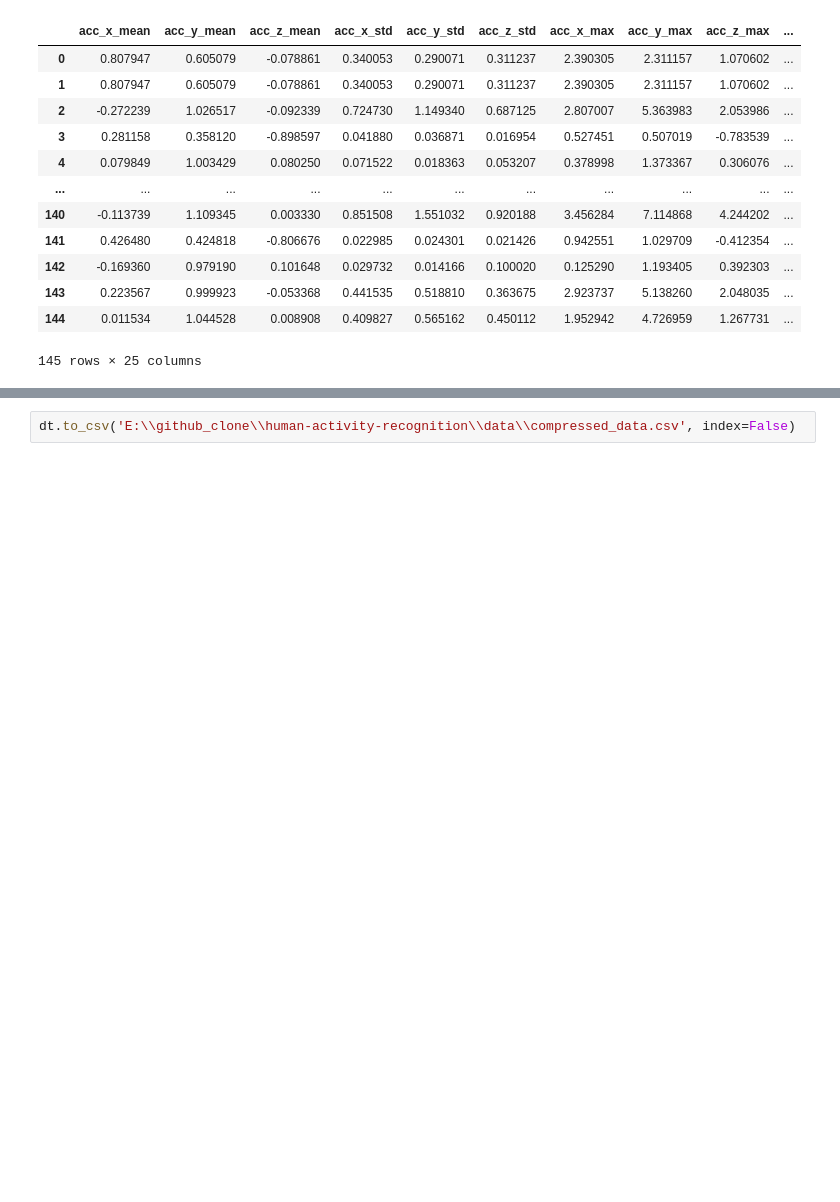
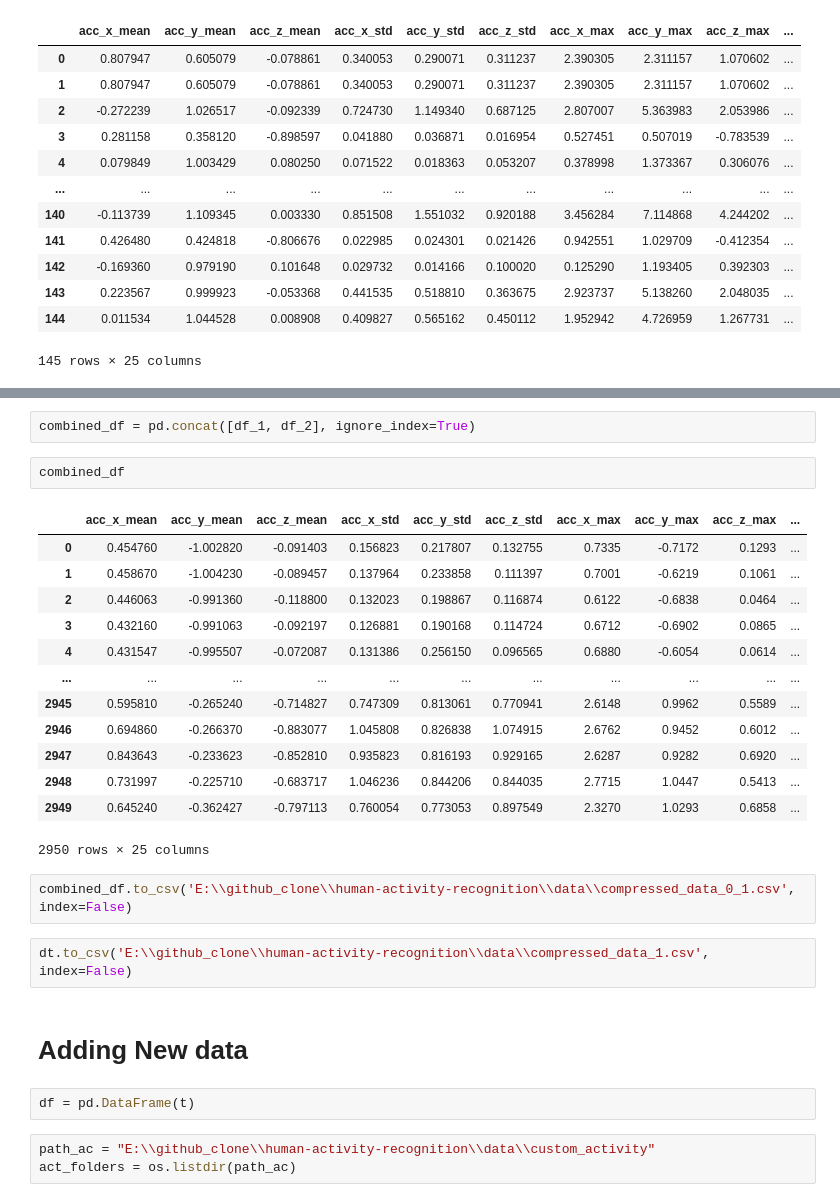
Before and after one commit to MorningStarTM/human-activity-recognition, a Jupyter notebook: notebook/data_preprocessing.ipynb, the cells around one changed output, grey strips where cells are left out. Drawn from its saved outputs; the diff is of its cells as text; blank space fills up the shorter version.

```diff
--- a/notebook/data_preprocessing.ipynb
+++ b/notebook/data_preprocessing.ipynb
@@ -302,2 +385,29 @@ dt
+# %%
+combined_df = pd.concat([df_1, df_2], ignore_index=True)
+# %%
+combined_df
+# %% [output]
+|  | acc_x_mean | acc_y_mean | acc_z_mean | acc_x_std | acc_y_std | acc_z_std | acc_x_max | acc_y_max | acc_z_max | ... |
+| 0 | 0.454760 | -1.002820 | -0.091403 | 0.156823 | 0.217807 | 0.132755 | 0.7335 | -0.7172 | 0.1293 | ... |
+| 1 | 0.458670 | -1.004230 | -0.089457 | 0.137964 | 0.233858 | 0.111397 | 0.7001 | -0.6219 | 0.1061 | ... |
+| 2 | 0.446063 | -0.991360 | -0.118800 | 0.132023 | 0.198867 | 0.116874 | 0.6122 | -0.6838 | 0.0464 | ... |
+| 3 | 0.432160 | -0.991063 | -0.092197 | 0.126881 | 0.190168 | 0.114724 | 0.6712 | -0.6902 | 0.0865 | ... |
+| 4 | 0.431547 | -0.995507 | -0.072087 | 0.131386 | 0.256150 | 0.096565 | 0.6880 | -0.6054 | 0.0614 | ... |
+| ... | ... | ... | ... | ... | ... | ... | ... | ... | ... | ... |
+| 2945 | 0.595810 | -0.265240 | -0.714827 | 0.747309 | 0.813061 | 0.770941 | 2.6148 | 0.9962 | 0.5589 | ... |
+| 2946 | 0.694860 | -0.266370 | -0.883077 | 1.045808 | 0.826838 | 1.074915 | 2.6762 | 0.9452 | 0.6012 | ... |
+| 2947 | 0.843643 | -0.233623 | -0.852810 | 0.935823 | 0.816193 | 0.929165 | 2.6287 | 0.9282 | 0.6920 | ... |
+| 2948 | 0.731997 | -0.225710 | -0.683717 | 1.046236 | 0.844206 | 0.844035 | 2.7715 | 1.0447 | 0.5413 | ... |
+| 2949 | 0.645240 | -0.362427 | -0.797113 | 0.760054 | 0.773053 | 0.897549 | 2.3270 | 1.0293 | 0.6858 | ... |
+2950 rows × 25 columns
+# %%
+combined_df.to_csv('E:\\github_clone\\human-activity-recognition\\data\\compressed_data_0_1.csv', index=False)
 # %%
-dt.to_csv('E:\\github_clone\\human-activity-recognition\\data\\compressed_data.csv', index=False)
+dt.to_csv('E:\\github_clone\\human-activity-recognition\\data\\compressed_data_1.csv', index=False)
+# %% [markdown]
+# Adding New data
+# %%
+df = pd.DataFrame(t)
+# %%
+path_ac = "E:\\github_clone\\human-activity-recognition\\data\\custom_activity"
+act_folders = os.listdir(path_ac)
```
Also changed, not shown: parts of 23 cells of this notebook, 8 other files.
